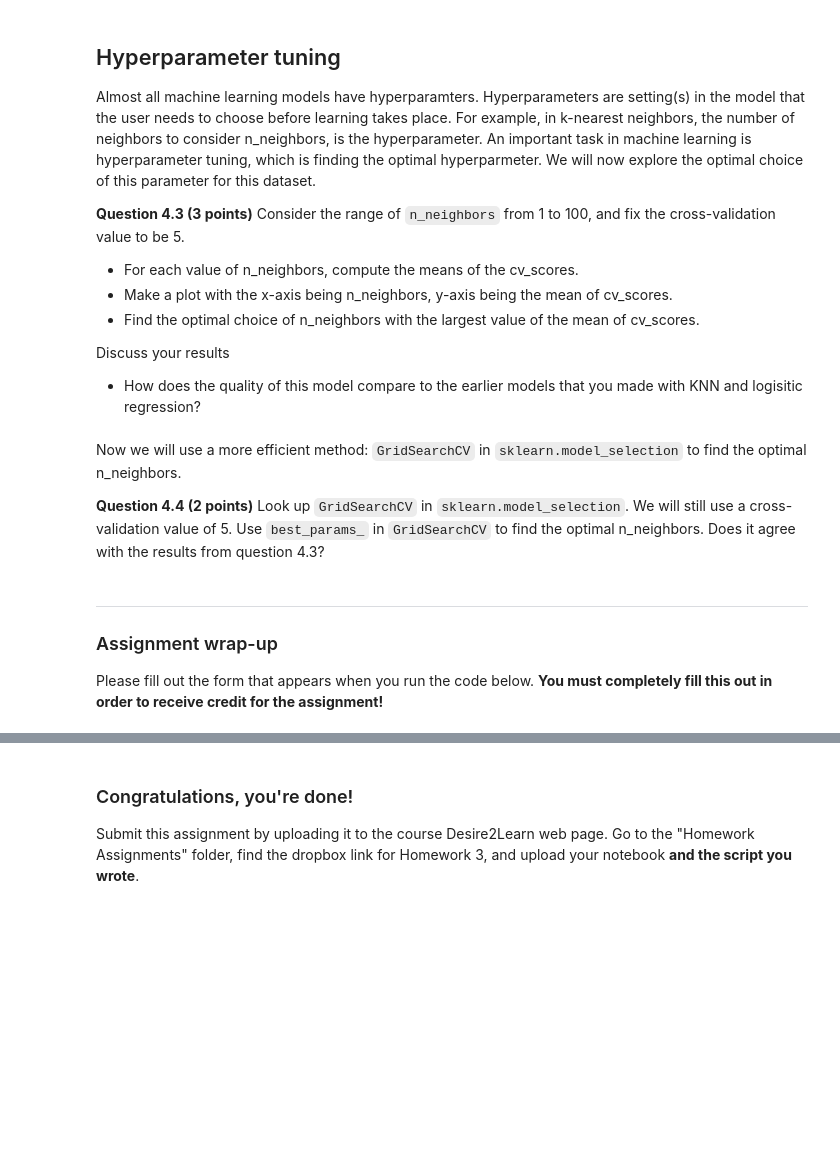
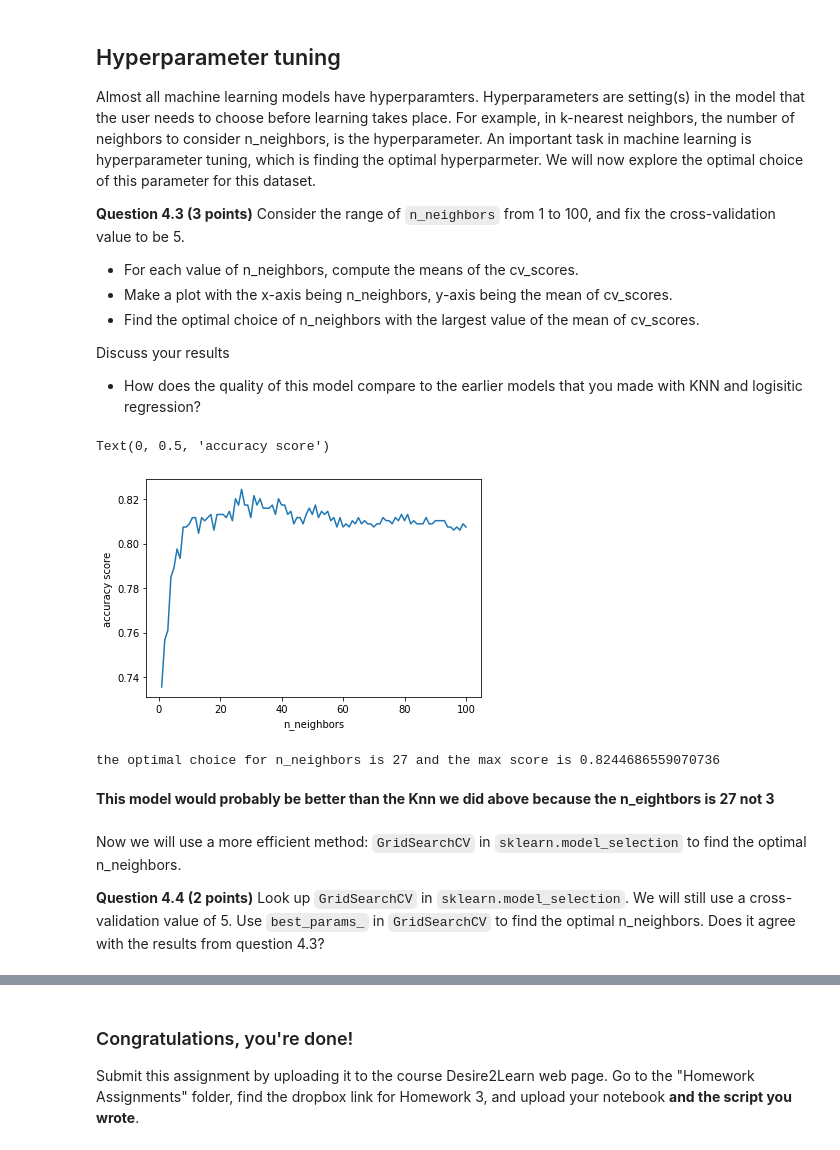
Before and after one commit to mcfallal/CMSE202, a Jupyter notebook: HW-03_GitML-Lexi McFall.ipynb, the cells around one changed output, grey strips where cells are left out. Cells and saved outputs as stored; diff of their text form; code cells hidden in the pictures; blank space fills up the shorter version.

```diff
--- a/HW-03_GitML-Lexi McFall.ipynb
+++ b/HW-03_GitML-Lexi McFall.ipynb
@@ -266,3 +311,35 @@ Discuss your results
+# %%
+### Put your code here ###
+neighbors=[1]
+for i in range(99):
+    neighbors.append(i+2)
+
+cv_scores=[]
+for i in range(len(neighbors)):
+    knn = KNeighborsClassifier(n_neighbors=neighbors[i])
+    #call knn.fit on the training data
+    knn.fit(x_train,y_train)
+    cv2 = cross_val_score(knn,feats,interested['class'],cv=5)
+    cv_scores.append(cv2.mean())
+
+plt.plot(neighbors,cv_scores)
+plt.xlabel("n_neighbors")
+plt.ylabel("accuracy score")
+# %% [output]
+Text(0, 0.5, 'accuracy score')
+[figure, added]
+# %%
+#Find the optimal choice of n_neighbors with the largest value of the mean of cv_scores
+
+maximum=np.amax(cv_scores)
+index=neighbors[np.argmax(cv_scores)]
+
+
+print("the optimal choice for n_neighbors is",index,"and the max score is",maximum)
+# %% [output]
+the optimal choice for n_neighbors is 27 and the max score is 0.8244686559070736
+# %% [markdown]
+**This model would probably be better than the Knn we did above because the n_eightbors is 27 not 3**
 # %% [markdown]
 Now we will use a more efficient method: `GridSearchCV` in `sklearn.model_selection` to find the optimal n_neighbors.
 
@@ -272,6 +346,0 @@ Now we will use a more efficient method: `GridSearchCV` in `sklearn.model_select
-# %% [markdown]
-
----
-### Assignment wrap-up
-
-Please fill out the form that appears when you run the code below.  **You must completely fill this out in order to receive credit for the assignment!**
```
Also changed, not shown: parts of 20 cells of this notebook.
